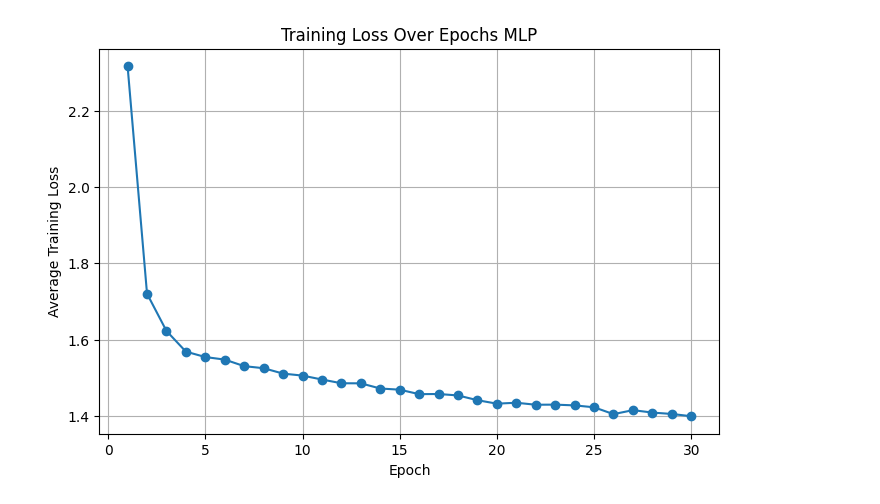
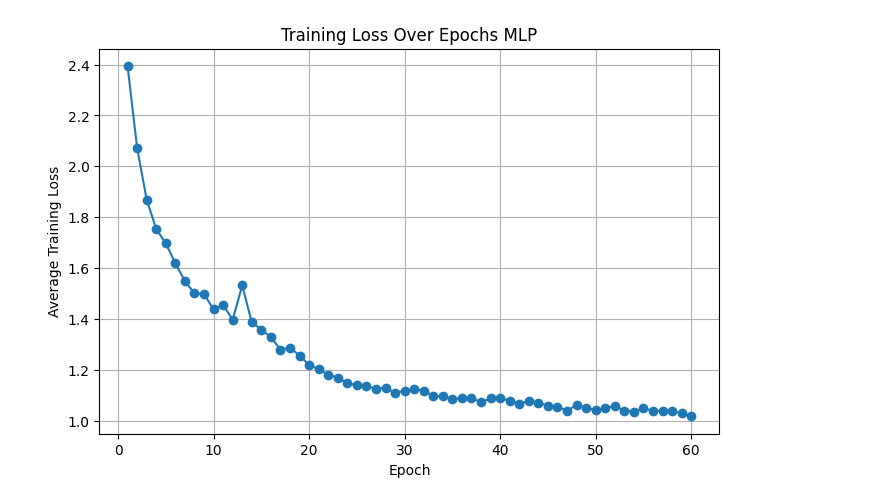
Before and after one commit to averagepindakaasenjoyer/Pangolinis, a Jupyter notebook: Model Architecture/MLP.ipynb, the cells around one changed output. Saved outputs shown, nothing was run; the diff lists cells and outputs as text; code cells hidden in the pictures.

```diff
--- a/Model Architecture/MLP.ipynb
+++ b/Model Architecture/MLP.ipynb
@@ -136,3 +210,31 @@ for dataframe in [train_df, val_df, test_df]:
+# %%
+from sklearn.preprocessing import StandardScaler, MinMaxScaler, OneHotEncoder
+train_df, temp_df = train_test_split(df, test_size=0.4, random_state=42)
+val_df, test_df = train_test_split(temp_df, test_size=0.5, random_state=42)
+
+numeric_cols = ['opp_pand', 'oppervlakte', 'build_year', 'huisnr', 'procent_ingenomen']
+
+scaler = StandardScaler()
+train_df[numeric_cols] = scaler.fit_transform(train_df[numeric_cols])
+val_df[numeric_cols] = scaler.transform(val_df[numeric_cols])
+test_df[numeric_cols] = scaler.transform(test_df[numeric_cols])
+
+
+for col in ['centroid_x', 'centroid_y']:
+    min_val = train_df[col].min()
+    max_val = train_df[col].max()
+    for df in [train_df, val_df, test_df]:
+        df[col] = (df[col] - min_val) / (max_val - min_val + 1e-8)
+
+encoder = OneHotEncoder(sparse_output=False, handle_unknown='ignore')
+encoder.fit(train_df[['build_type']])
+feature_names = [name.replace(' ', '_') for name in encoder.get_feature_names_out(['build_type'])]
+
+for df in [train_df, val_df, test_df]:
+    encoded_array = encoder.transform(df[['build_type']])
+    encoded_df = pd.DataFrame(encoded_array, columns=feature_names, index=df.index)
+    df.drop(columns='build_type', inplace=True)
+    df[encoded_df.columns] = encoded_df
 # %%
 # Convert nullable float columns to standard float64
 train_df["procent_ingenomen"] = train_df["procent_ingenomen"].astype("float64")
@@ -174,7 +277,8 @@ val_df["label_idx"] = val_df["woningtype"].map(class_to_idx)
 test_df["label_idx"] = test_df["woningtype"].map(class_to_idx)
 
 # Define feature columns (exclude target and index-like fields)
-feature_cols = [col for col in train_df.columns if col not in ["woningtype", "label_idx"]]
+feature_cols = [col for col in df.columns if col not in ["woningtype", "label_idx", "geometry", "geometry_wkt"]]
+
 
 
 
@@ -230,13 +347,14 @@ class MLP(nn.Module):
 
 
 device = torch.device("cuda" if torch.cuda.is_available() else "cpu")
-model = MLP(input_dim=NUM_FEATURES, hidden_dims=[256, 256, 128, 64], num_classes=15)
+num_classes = len(fine_classes)
+model = MLP(input_dim=NUM_FEATURES, hidden_dims=[256, 256, 128, 64], num_classes=num_classes)
 
 
 criterion = nn.CrossEntropyLoss()
 optimizer = torch.optim.Adam(model.parameters(), lr=1e-3)
 
-num_epochs = 30  # or whatever you want
+num_epochs = 60  # or whatever you want
 
 import matplotlib.pyplot as plt
 
@@ -293,4 +411,4 @@ Epoch 30/30 | Train Loss: 1.3997
-[figure, old version]
+[figure, new version]
 # %%
 import numpy as np
 import torch
```
Also changed, not shown: parts of 8 cells of this notebook.
